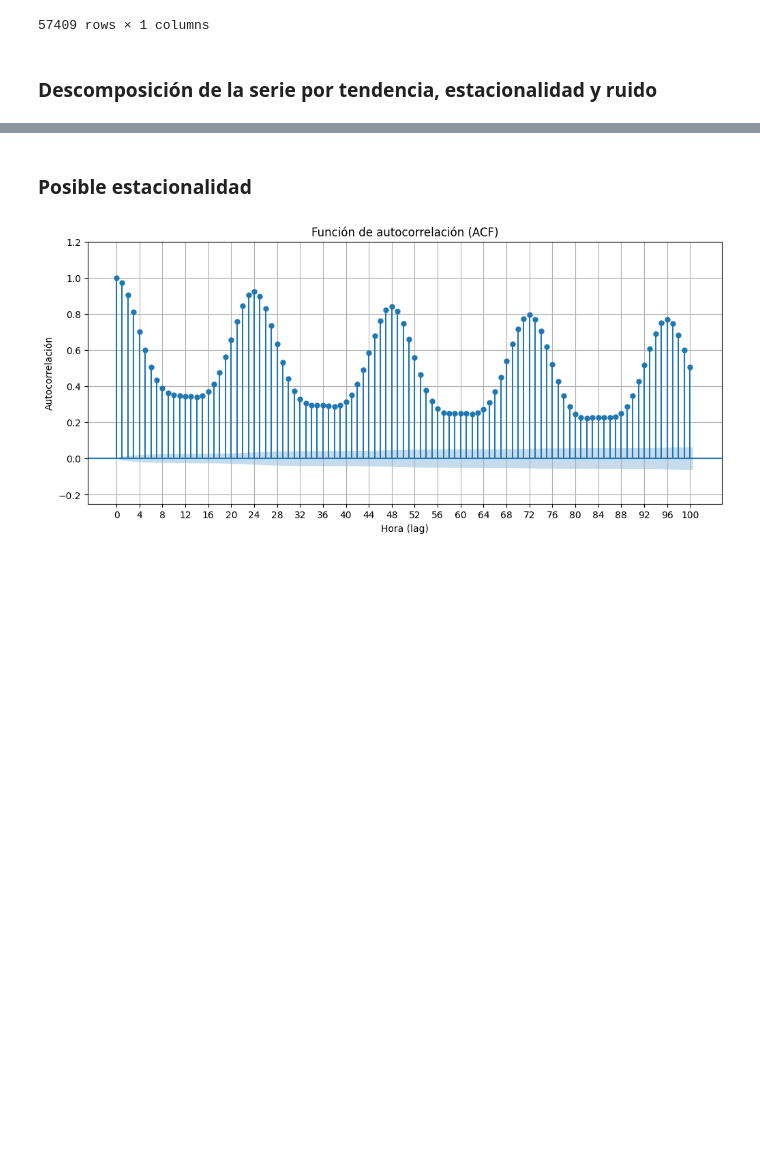
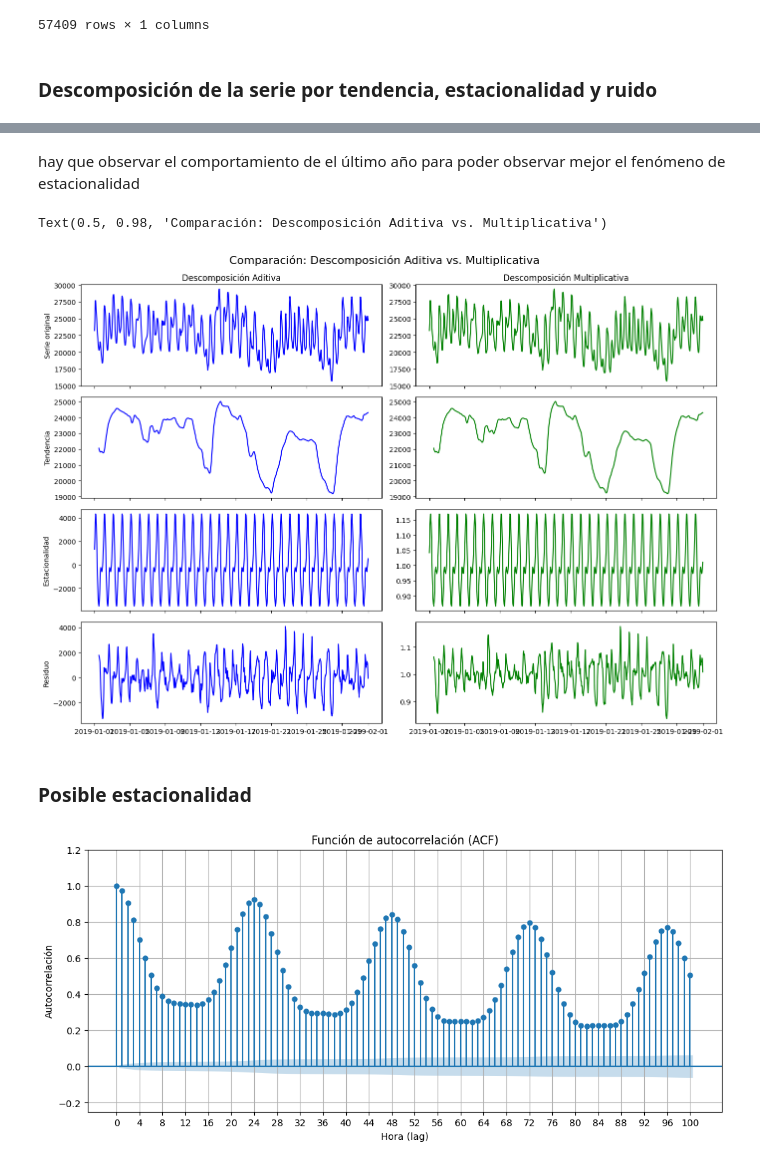
Before and after one commit to JairRamosG/Demanda_Energetica_SARIMA, a Jupyter notebook: notebooks/02_EDA.ipynb, the cells around one changed output, grey strips where cells are left out. Saved outputs shown, nothing was run; the diff lists cells and outputs as text; code cells hidden in the pictures; blank space fills up the shorter version.

Commit message:
Estacionalidad del último año

```diff
--- a/notebooks/02_EDA.ipynb
+++ b/notebooks/02_EDA.ipynb
@@ -62 +63,28 @@ fig.suptitle("Comparación: Descomposición Aditiva vs. Multiplicativa", fontsiz
 [figure]
+# %% [markdown]
+hay que observar el comportamiento de el último año para poder observar mejor el fenómeno de estacionalidad
+# %%
+fig, axes = plt.subplots(4, 2, figsize=(14, 10), sharex=True)
+
+# Títulos por columna
+axes[0, 0].set_title("Descomposición Aditiva")
+axes[0, 1].set_title("Descomposición Multiplicativa")
+
+# Etiquetas de las filas
+periodo = '2019-1'
+componentes = ['Serie original', 'Tendencia', 'Estacionalidad', 'Residuo']
+datos_add = [dec_add.observed[periodo], dec_add.trend[periodo], dec_add.seasonal[periodo], dec_add.resid[periodo]]
+datos_mul = [dec_mul.observed[periodo], dec_mul.trend[periodo], dec_mul.seasonal[periodo], dec_mul.resid[periodo]]
+
+for i in range(4):
+    axes[i, 0].plot(datos_add[i], color='blue')
+    axes[i, 1].plot(datos_mul[i], color='green')
+    axes[i, 0].set_ylabel(componentes[i])
+
+# Ajustar layout
+plt.tight_layout()
+plt.subplots_adjust(top=0.92)
+fig.suptitle("Comparación: Descomposición Aditiva vs. Multiplicativa", fontsize=16)
+# %% [output]
+Text(0.5, 0.98, 'Comparación: Descomposición Aditiva vs. Multiplicativa')
+[figure, added]
```
Also changed, not shown: parts of 2 cells of this notebook.
